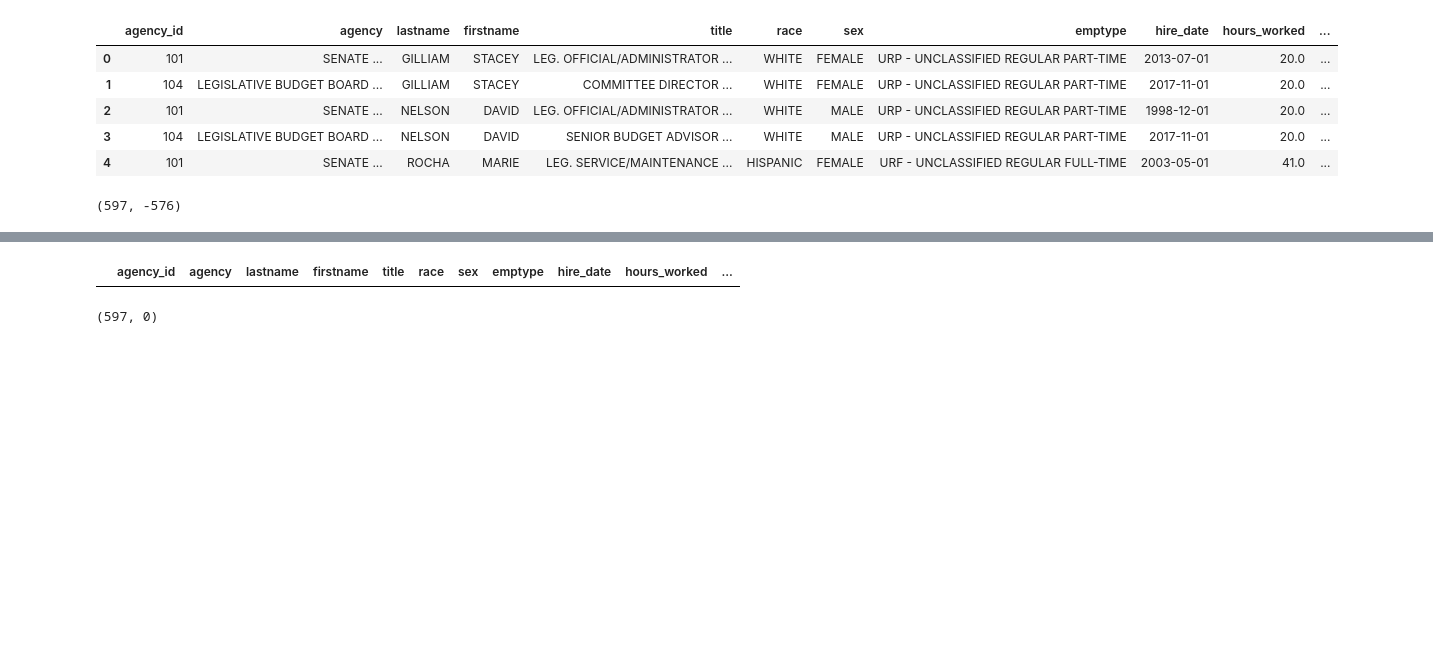
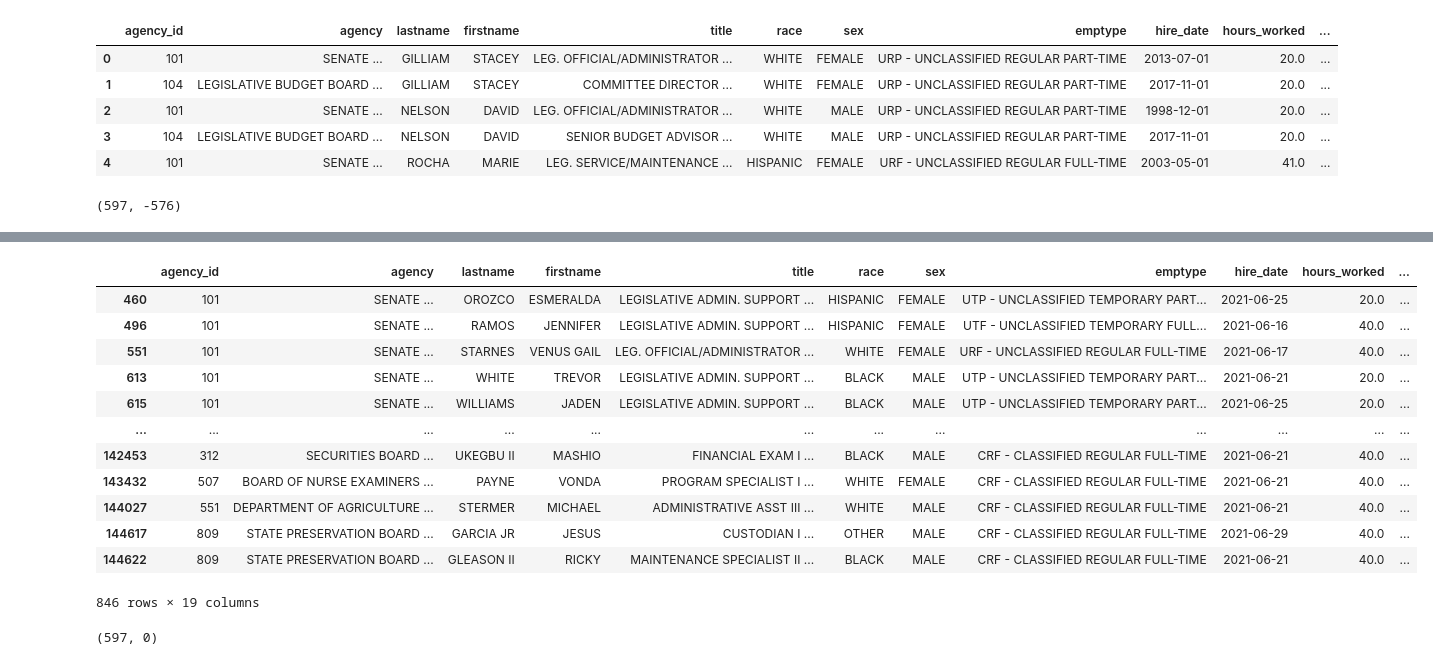
Before and after one commit to Texas-Government-Employee-Salaries/Predicting-Salaries, a Jupyter notebook: mccrosky_rough.ipynb, the cells around one changed output, grey strips where cells are left out. Cells and saved outputs as stored; diff of their text form; code cells hidden in the pictures; blank space fills up the shorter version.

```diff
--- a/mccrosky_rough.ipynb
+++ b/mccrosky_rough.ipynb
@@ -302,9 +302,21 @@ df[df.tenure_months < 0]
 
 df = df.drop(index=[794, 118710, 144495])
 # %%
-df[df.tenure_months < 0]
+df[df.tenure_months == 0]
 # %% [output]
 |  | agency_id | agency | lastname | firstname | title | race | sex | emptype | hire_date | hours_worked | ... |
+| 460 | 101 | SENATE ... | OROZCO | ESMERALDA | LEGISLATIVE ADMIN. SUPPORT ... | HISPANIC | FEMALE | UTP - UNCLASSIFIED TEMPORARY PART... | 2021-06-25 | 20.0 | ... |
+| 496 | 101 | SENATE ... | RAMOS | JENNIFER | LEGISLATIVE ADMIN. SUPPORT ... | HISPANIC | FEMALE | UTF - UNCLASSIFIED TEMPORARY FULL... | 2021-06-16 | 40.0 | ... |
+| 551 | 101 | SENATE ... | STARNES | VENUS GAIL | LEG. OFFICIAL/ADMINISTRATOR ... | WHITE | FEMALE | URF - UNCLASSIFIED REGULAR FULL-TIME | 2021-06-17 | 40.0 | ... |
+| 613 | 101 | SENATE ... | WHITE | TREVOR | LEGISLATIVE ADMIN. SUPPORT ... | BLACK | MALE | UTP - UNCLASSIFIED TEMPORARY PART... | 2021-06-21 | 20.0 | ... |
+| 615 | 101 | SENATE ... | WILLIAMS | JADEN | LEGISLATIVE ADMIN. SUPPORT ... | BLACK | MALE | UTP - UNCLASSIFIED TEMPORARY PART... | 2021-06-25 | 20.0 | ... |
+| ... | ... | ... | ... | ... | ... | ... | ... | ... | ... | ... | ... |
+| 142453 | 312 | SECURITIES BOARD ... | UKEGBU II | MASHIO | FINANCIAL EXAM I ... | BLACK | MALE | CRF - CLASSIFIED REGULAR FULL-TIME | 2021-06-21 | 40.0 | ... |
+| 143432 | 507 | BOARD OF NURSE EXAMINERS ... | PAYNE | VONDA | PROGRAM SPECIALIST I ... | WHITE | FEMALE | CRF - CLASSIFIED REGULAR FULL-TIME | 2021-06-21 | 40.0 | ... |
+| 144027 | 551 | DEPARTMENT OF AGRICULTURE ... | STERMER | MICHAEL | ADMINISTRATIVE ASST III ... | WHITE | MALE | CRF - CLASSIFIED REGULAR FULL-TIME | 2021-06-21 | 40.0 | ... |
+| 144617 | 809 | STATE PRESERVATION BOARD ... | GARCIA JR | JESUS | CUSTODIAN I ... | OTHER | MALE | CRF - CLASSIFIED REGULAR FULL-TIME | 2021-06-29 | 40.0 | ... |
+| 144622 | 809 | STATE PRESERVATION BOARD ... | GLEASON II | RICKY | MAINTENANCE SPECIALIST II ... | BLACK | MALE | CRF - CLASSIFIED REGULAR FULL-TIME | 2021-06-21 | 40.0 | ... |
+846 rows × 19 columns
 # %%
 df['tenure_months'].max(), df['tenure_months'].min()
 # %% [output]
```
Also changed, not shown: 1 other file.
